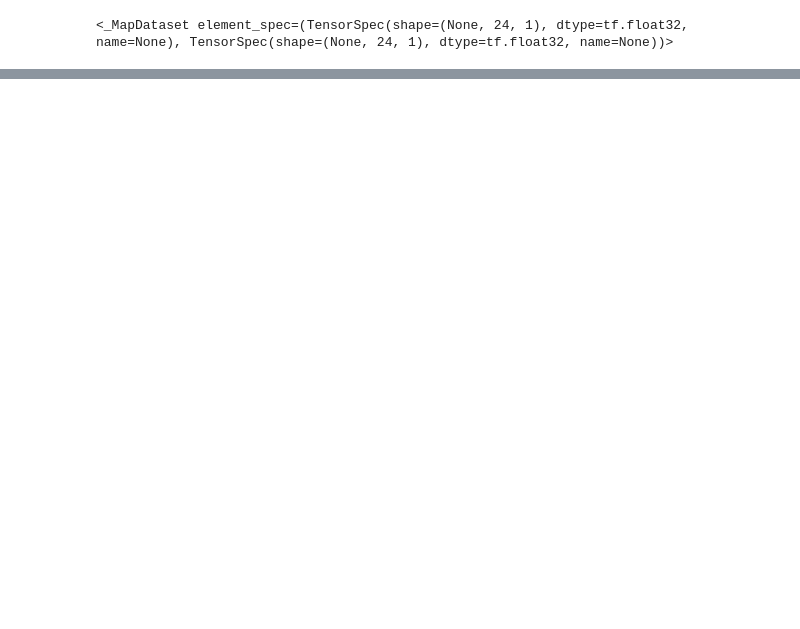
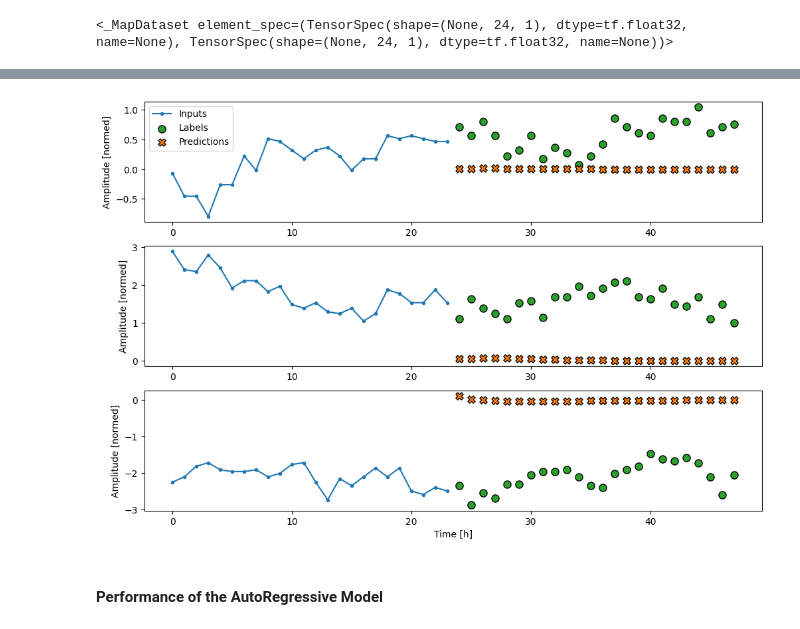
Before and after one commit to efwoods/Neuralink-Compression-Challenge, a Jupyter notebook: analysis/tutorials/neuralink_time_series_forecasting.ipynb, the cells around one changed output, grey strips where cells are left out. Cells and saved outputs as stored; diff of their text form; code cells hidden in the pictures; blank space fills up the shorter version.

```diff
--- a/analysis/tutorials/neuralink_time_series_forecasting.ipynb
+++ b/analysis/tutorials/neuralink_time_series_forecasting.ipynb
@@ -891,0 +1020,26 @@ Shape must be rank 2 but is rank 3 for '{{node multi_step_last_baseline_1_1/Tile
+# %%
+multi_lstm_model = tf.keras.Sequential(
+    [
+        # Shape [batch, time, features] => [batch, lstm_units].
+        # Adding more`lstm_units` just overfits more quickly.
+        tf.keras.layers.LSTM(32, return_sequences=False),
+        # Shape => [batch, out_steps*features].
+        tf.keras.layers.Dense(
+            OUT_STEPS * num_features, kernel_initializer=tf.initializers.zeros()
+        ),
+        # Shape => [batch, out_steps, features].
+        tf.keras.layers.Reshape([OUT_STEPS, num_features]),
+    ]
+)
+
+history = compile_and_fit(multi_lstm_model, multi_window)
+
+IPython.display.clear_output()
+
+multi_val_performance["LSTM"] = multi_lstm_model.evaluate(
+    multi_window.val, return_dict=True
+)
+multi_performance["LSTM"] = multi_lstm_model.evaluate(
+    multi_window.test, verbose=0, return_dict=True
+)
+multi_window.plot(multi_lstm_model)
@@ -891,0 +1053,12 @@ Shape must be rank 2 but is rank 3 for '{{node multi_step_last_baseline_1_1/Tile
+# %%
+class FeedBack(tf.keras.Model):
+    def __init__(self, units, out_steps):
+        super().__init__()
+        self.out_steps = out_steps
+        self.units = units
+        self.lstm_cell = tf.keras.layers.LSTMCell(units)
+        # Also wrap the LSTMCell in a RNN to simplify the `warmup` method.
+        self.lstm_rnn = tf.keras.layers.RNN(self.lstm_cell, return_state=True)
+        self.dense = tf.keras.layers.Dense(num_features)
+# %%
+feedback_model = FeedBack(units=32, out_steps=OUT_STEPS)
@@ -891,0 +1151,9 @@ Shape must be rank 2 but is rank 3 for '{{node multi_step_last_baseline_1_1/Tile
+# %%
+multi_performance["AR LSTM"] = feedback_model.evaluate(
+    multi_window.test, verbose=0, return_dict=True
+)
+multi_window.plot(feedback_model)
+# %% [output]
+[figure, added]
+# %% [markdown]
+#### Performance of the AutoRegressive Model
```
Also changed, not shown: parts of 52 cells of this notebook, 1 other file.
